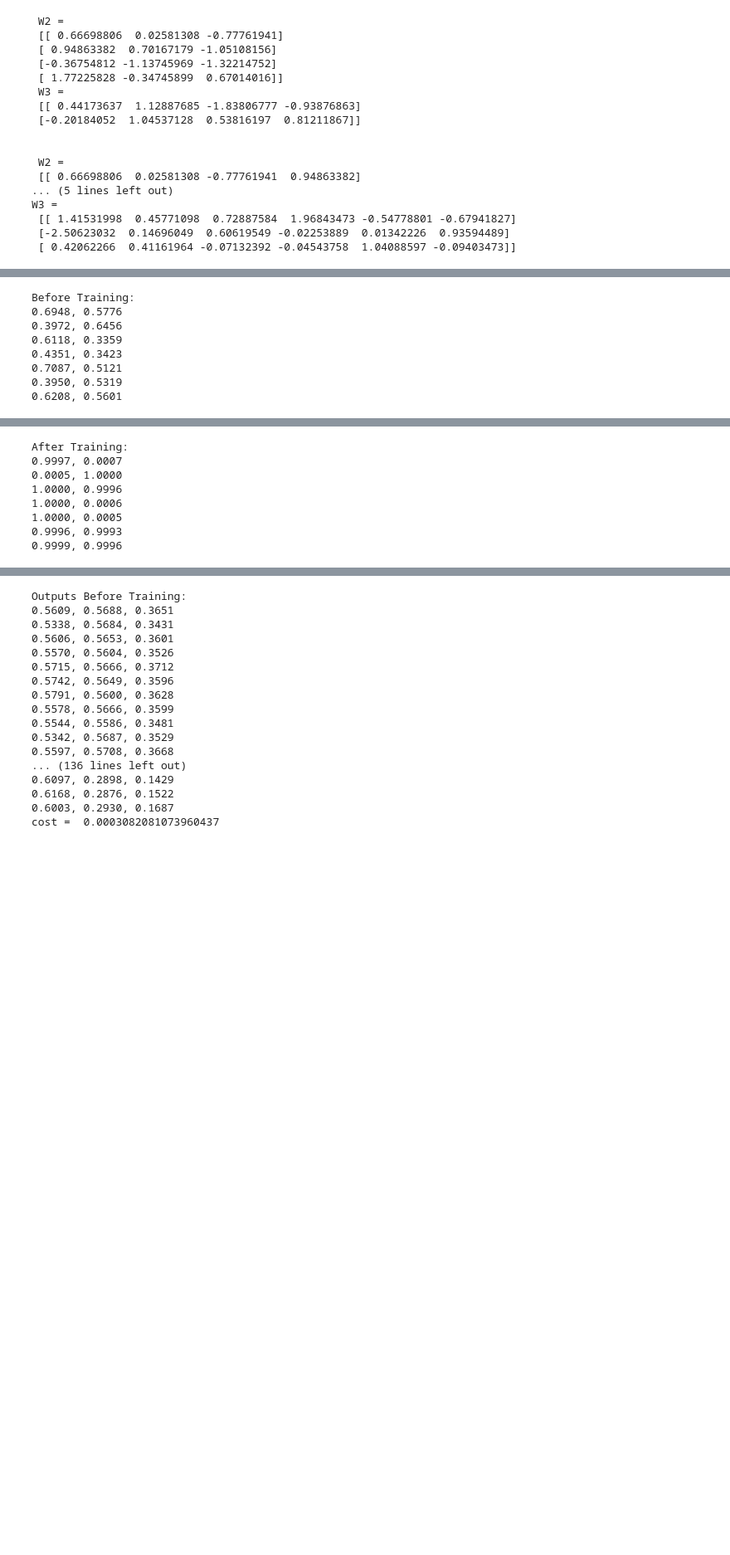
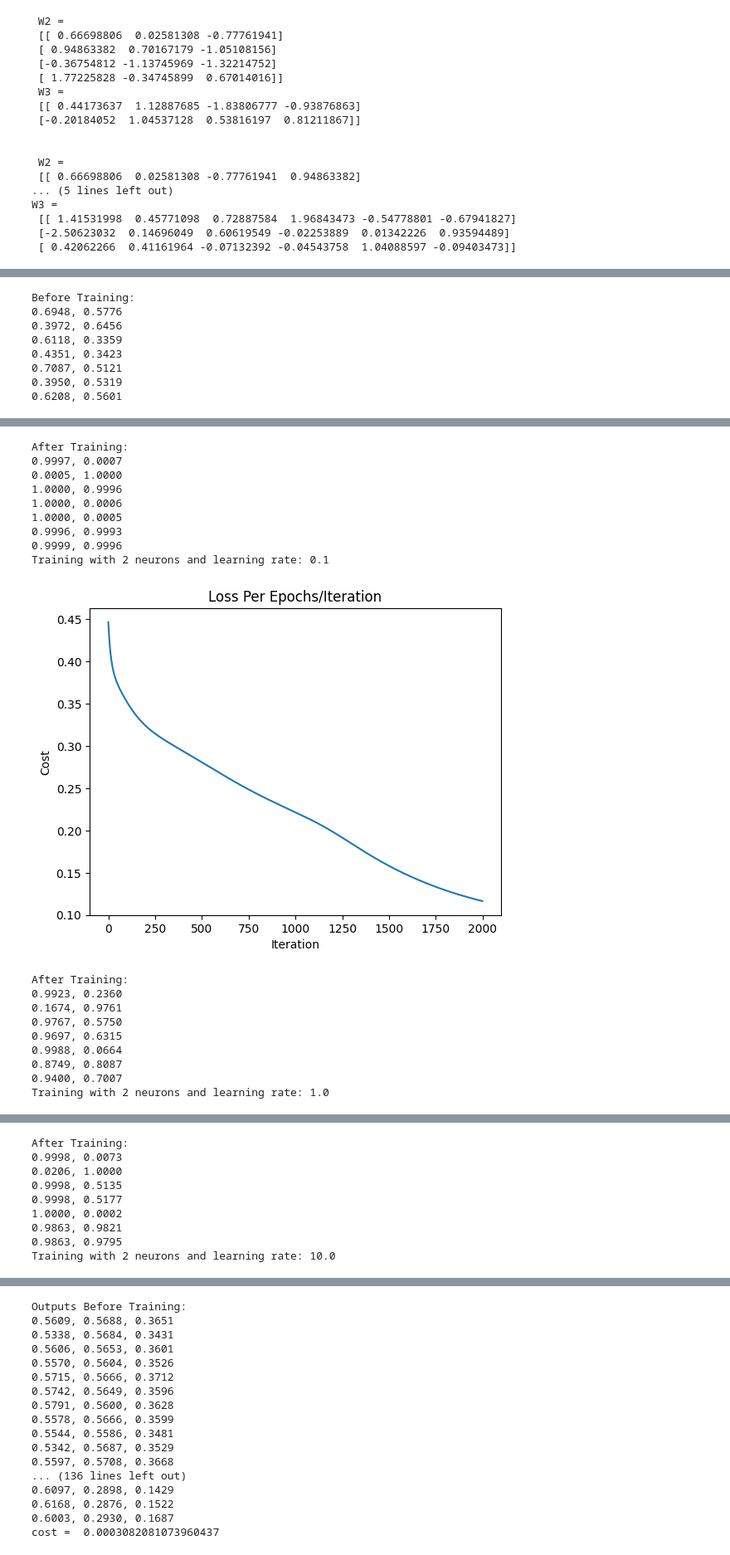
Before and after one commit to Seancully/AI-MLP, a Jupyter notebook: XOR_MLP v1.ipynb, the cells around one changed output, grey strips where cells are left out. Shown at 83% size. Drawn from its saved outputs; the diff is of its cells as text; code cells hidden in the pictures; blank space fills up the shorter version.

```diff
--- a/XOR_MLP v1.ipynb
+++ b/XOR_MLP v1.ipynb
@@ -477,30 +523,72 @@ p2_mlp.train_outputs = np.array([[1,0],
                                  [1,0],
                                  [1,1],
                                  [1,1]])
 
 xs = p2_mlp.train_inputs.T
 print("\nBefore Training:\n" + p2_mlp.feedforward(xs))
 
 epochs = 2000
 learning_rate = 10.0
 
 c = p2_mlp.train(epochs, learning_rate)
 print("\nAfter Training:\n" + p2_mlp.feedforward(xs))
+
+# Experimenting with different numbers of neurons and learning rates
+neurons_options = [2, 4, 6, 8]
+learning_rates = [0.1, 1.0, 10.0, 50.0]
+
+# Define the training inputs and outputs outside the loop, so you don't have to redefine them each time
+train_inputs = np.array([[1,1,0],
+                         [1,-1,-1],
+                         [-1,1,1],
+                         [-1,-1,1],
+                         [0,1,-1],
+                         [0,-1,-1],
+                         [1,1,1]])
+
+train_outputs = np.array([[1,0],
+                          [0,1],
+                          [1,1],
+                          [1,0],
+                          [1,0],
+                          [1,1],
+                          [1,1]])
+
+for neurons in neurons_options:
+    for lr in learning_rates:
+        p2_mlp = MLP2(3, neurons, 2) # Re-initialize the network for each learning rate
+        p2_mlp.train_inputs = train_inputs
+        p2_mlp.train_outputs = train_outputs
+
+        print(f"Training with {neurons} neurons and learning rate: {lr}")
+        c = p2_mlp.train(epochs, lr)
+        print("\nAfter Training:\n" + p2_mlp.feedforward(xs))
 # %% [output]
 Before Training:
 0.6948, 0.5776
 0.3972, 0.6456
 0.6118, 0.3359
 0.4351, 0.3423
 0.7087, 0.5121
 0.3950, 0.5319
 0.6208, 0.5601
 [figure]
 After Training:
 0.9997, 0.0007
 0.0005, 1.0000
 1.0000, 0.9996
 1.0000, 0.0006
 1.0000, 0.0005
 0.9996, 0.9993
 0.9999, 0.9996
+Training with 2 neurons and learning rate: 0.1
+[figure, added]
+After Training:
+0.9923, 0.2360
+0.1674, 0.9761
+0.9767, 0.5750
+0.9697, 0.6315
+0.9988, 0.0664
+0.8749, 0.8087
+0.9400, 0.7007
+Training with 2 neurons and learning rate: 1.0
@@ -506,0 +596,9 @@ After Training:
+After Training:
+0.9998, 0.0073
+0.0206, 1.0000
+0.9998, 0.5135
+0.9998, 0.5177
+1.0000, 0.0002
+0.9863, 0.9821
+0.9863, 0.9795
+Training with 2 neurons and learning rate: 10.0
```
Also changed, not shown: parts of 5 cells of this notebook, 2 other files.
